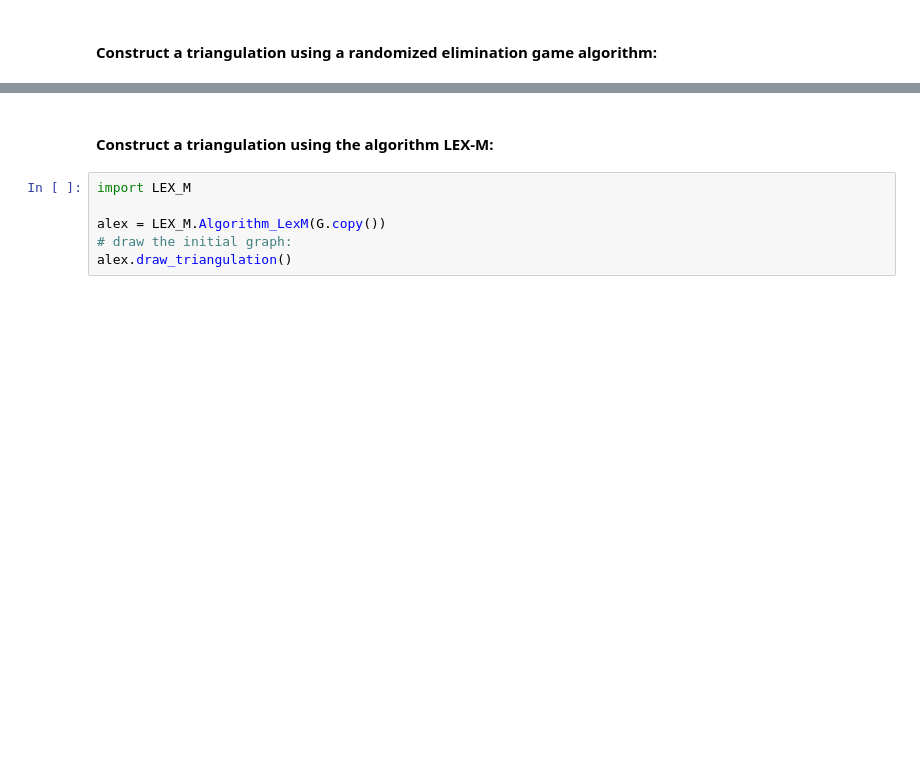
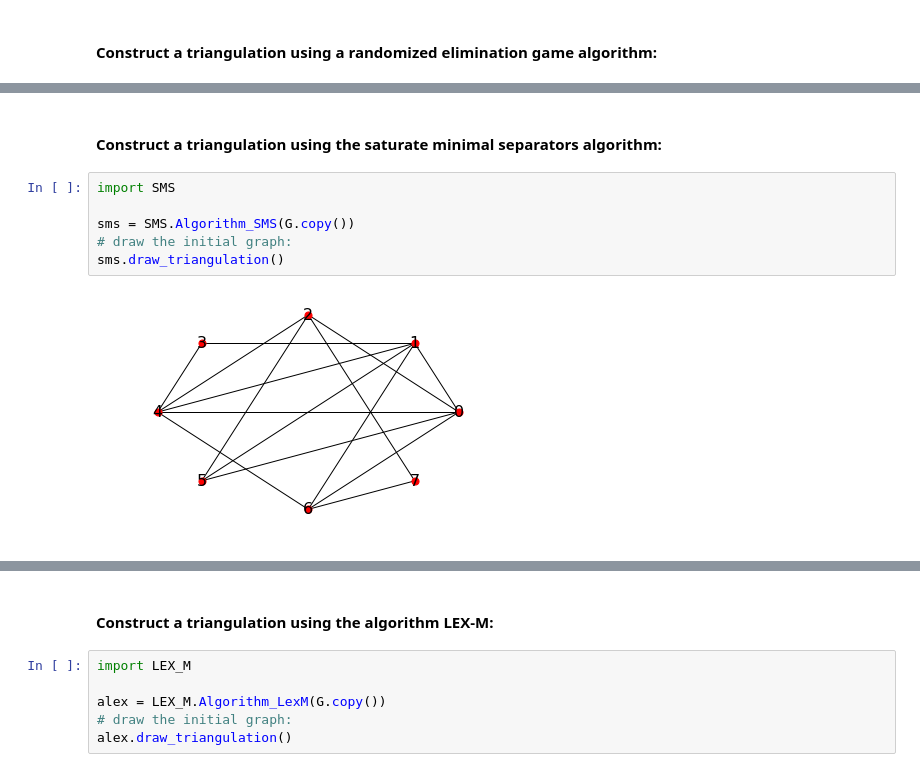
Before and after one commit to Feathergunner/Triangulation, a Jupyter notebook: TriangulationDemo.ipynb, the cells around one changed output, grey strips where cells are left out. Drawn from its saved outputs; the diff is of its cells as text; blank space fills up the shorter version.

```diff
--- a/TriangulationDemo.ipynb
+++ b/TriangulationDemo.ipynb
@@ -39,0 +40,10 @@ Size of this triangulation: 3
+# %% [markdown]
+#### Construct a triangulation using the saturate minimal separators algorithm:
+# %%
+import SMS
+
+sms = SMS.Algorithm_SMS(G.copy())
+# draw the initial graph:
+sms.draw_triangulation()
+# %% [output]
+[figure, added]
```
Also changed, not shown: parts of 11 cells of this notebook.
